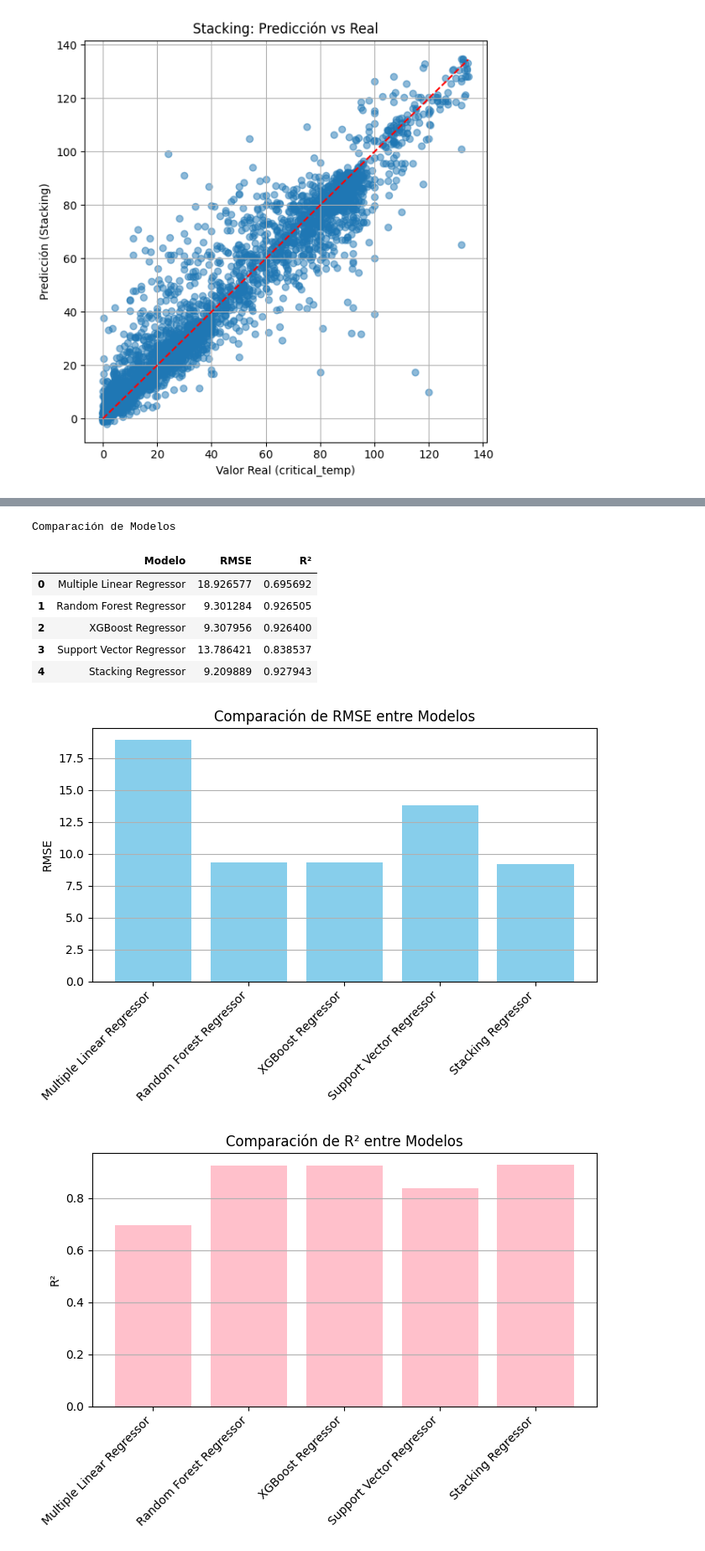
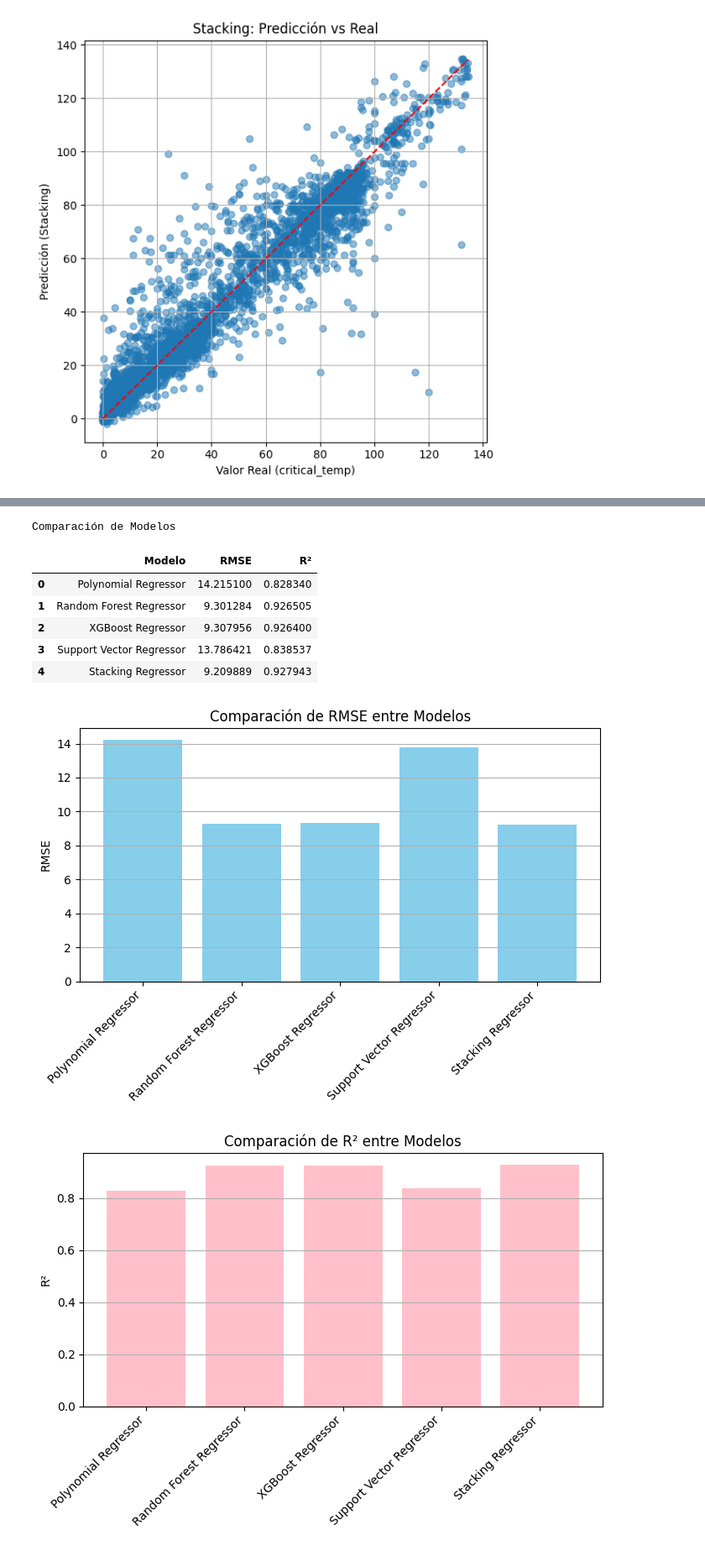
Before and after one commit to JhairtVegaQ/ProyectoML, a Jupyter notebook: ProyectoML.ipynb, the cells around one changed output, grey strips where cells are left out. Shown at 84% size. Saved outputs shown, nothing was run; the diff lists cells and outputs as text; code cells hidden in the pictures.

```diff
--- a/ProyectoML.ipynb
+++ b/ProyectoML.ipynb
@@ -782,57 +791,58 @@ Coeficientes ordenados por magnitud:
 # Crear el DataFrame de comparación
 resultados = pd.DataFrame({
     'Modelo': [
-        'Multiple Linear Regressor',
+        'Polynomial Regressor',
         'Random Forest Regressor',
         'XGBoost Regressor',
         'Support Vector Regressor',
         'Stacking Regressor'
     ],
     'RMSE': [
-        rmse_test_LN,
+        rmse_test_poly,
         rmse_test_RF,
         rmse_test_XG,
         rmse_test_SVR,
         rmse_test_ST
     ],
     'R²': [
-        r2_test_LN,
+        r2_test_poly,
         r2_test_RF,
         r2_test_XG,
         r2_test_SVR,
         r2_test_ST
     ]
 })
+
 
 print("\nComparación de Modelos")
 display(resultados)
 
 # Gráfico de RMSE
 plt.figure(figsize=(7, 5))
 plt.bar(resultados['Modelo'], resultados['RMSE'], color='skyblue')
 plt.title("Comparación de RMSE entre Modelos")
 plt.ylabel("RMSE")
 plt.xticks(rotation=45, ha='right')
 plt.grid(axis='y')
 plt.tight_layout()
 plt.show()
 
 # Gráfico de R²
 plt.figure(figsize=(7, 5))
 plt.bar(resultados['Modelo'], resultados['R²'], color='pink')
 plt.title("Comparación de R² entre Modelos")
 plt.ylabel("R²")
 plt.xticks(rotation=45, ha='right')
 plt.grid(axis='y')
 plt.tight_layout()
 plt.show()
 # %% [output]
 Comparación de Modelos
 |  | Modelo | RMSE | R² |
-| 0 | Multiple Linear Regressor | 18.926577 | 0.695692 |
+| 0 | Polynomial Regressor | 14.215100 | 0.828340 |
 | 1 | Random Forest Regressor | 9.301284 | 0.926505 |
 | 2 | XGBoost Regressor | 9.307956 | 0.926400 |
 | 3 | Support Vector Regressor | 13.786421 | 0.838537 |
 | 4 | Stacking Regressor | 9.209889 | 0.927943 |
-[figure, old version]
+[figure, new version]
-[figure, old version]
+[figure, new version]
```
Also changed, not shown: parts of 5 cells of this notebook.
